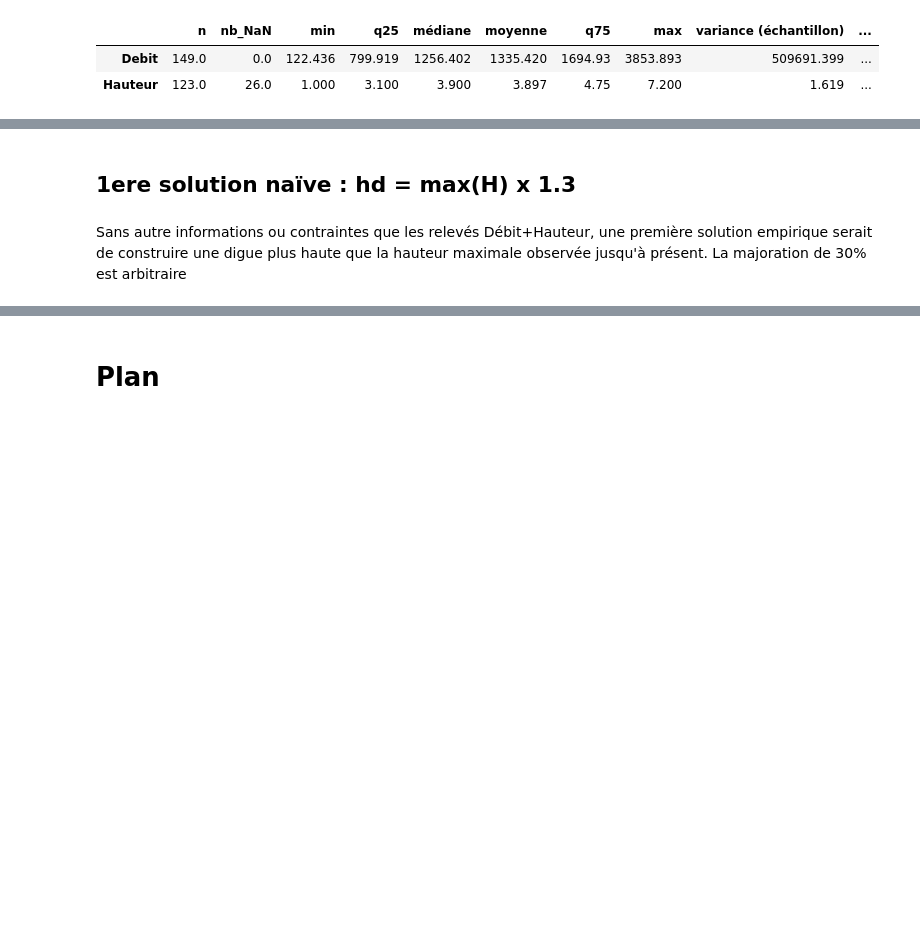
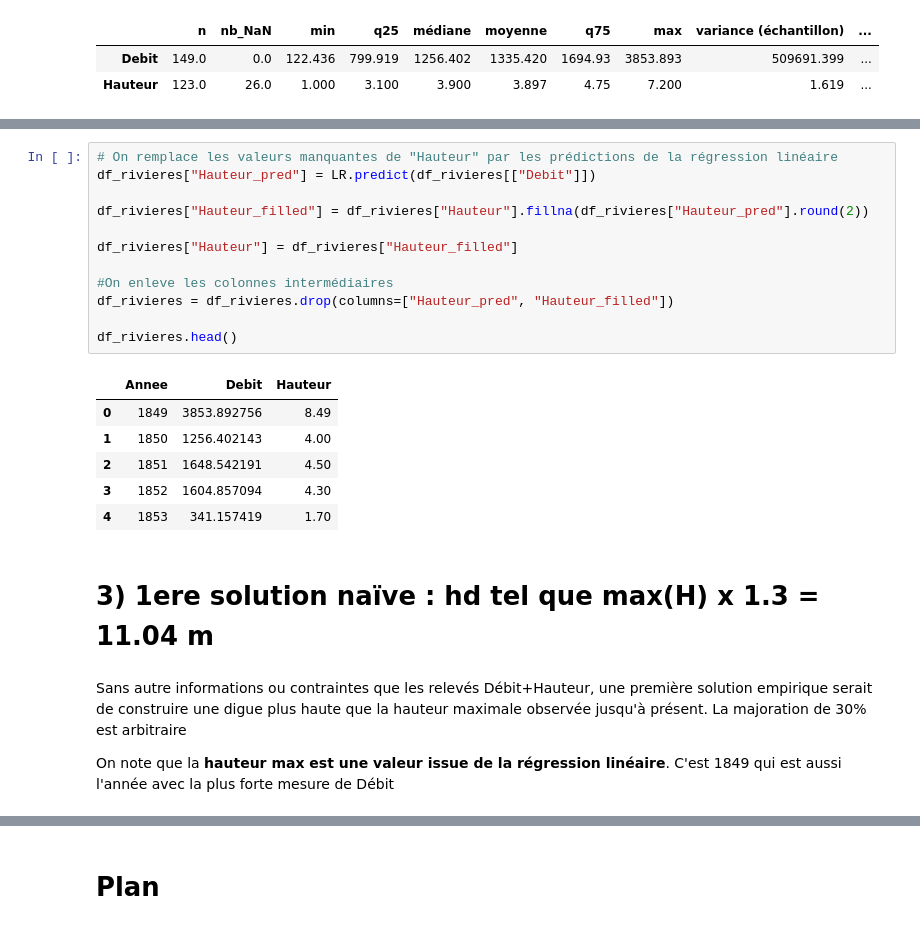
Before and after one commit to ThomasAPRichard/Fiabilite, a Jupyter notebook: Fiabilite_1ereApproche.ipynb, the cells around one changed output, grey strips where cells are left out. Drawn from its saved outputs; the diff is of its cells as text; blank space fills up the shorter version.

```diff
--- a/Fiabilite_1ereApproche.ipynb
+++ b/Fiabilite_1ereApproche.ipynb
@@ -136,4 +181,25 @@ display(df_stats.round(3))
+# %%
+# On remplace les valeurs manquantes de "Hauteur" par les prédictions de la régression linéaire
+df_rivieres["Hauteur_pred"] = LR.predict(df_rivieres[["Debit"]])
+
+df_rivieres["Hauteur_filled"] = df_rivieres["Hauteur"].fillna(df_rivieres["Hauteur_pred"].round(2))
+
+df_rivieres["Hauteur"] = df_rivieres["Hauteur_filled"]
+
+#On enleve les colonnes intermédiaires
+df_rivieres = df_rivieres.drop(columns=["Hauteur_pred", "Hauteur_filled"])
+
+df_rivieres.head()
+# %% [output]
+|  | Annee | Debit | Hauteur |
+| 0 | 1849 | 3853.892756 | 8.49 |
+| 1 | 1850 | 1256.402143 | 4.00 |
+| 2 | 1851 | 1648.542191 | 4.50 |
+| 3 | 1852 | 1604.857094 | 4.30 |
+| 4 | 1853 | 341.157419 | 1.70 |
 # %% [markdown]
-## 1ere solution naïve : hd = max(H) x 1.3
+# 3) 1ere solution naïve : hd tel que max(H) x 1.3 = **11.04 m**
 # %% [markdown]
 Sans autre informations ou contraintes que les relevés Débit+Hauteur, une première solution empirique serait de construire une digue plus haute que la hauteur maximale observée jusqu'à présent. La majoration de 30% est arbitraire
+
+On note que la **hauteur max est une valeur issue de la régression linéaire**. C'est 1849 qui est aussi l'année avec la plus forte mesure de Débit
```
Also changed, not shown: parts of 16 cells of this notebook, 1 other file.
